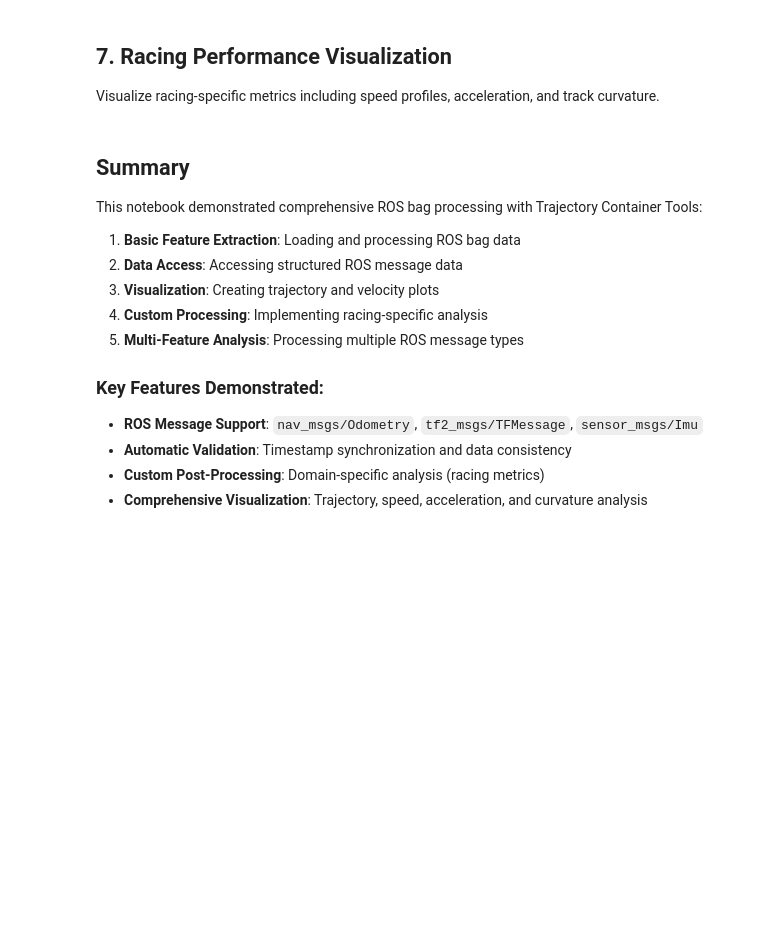
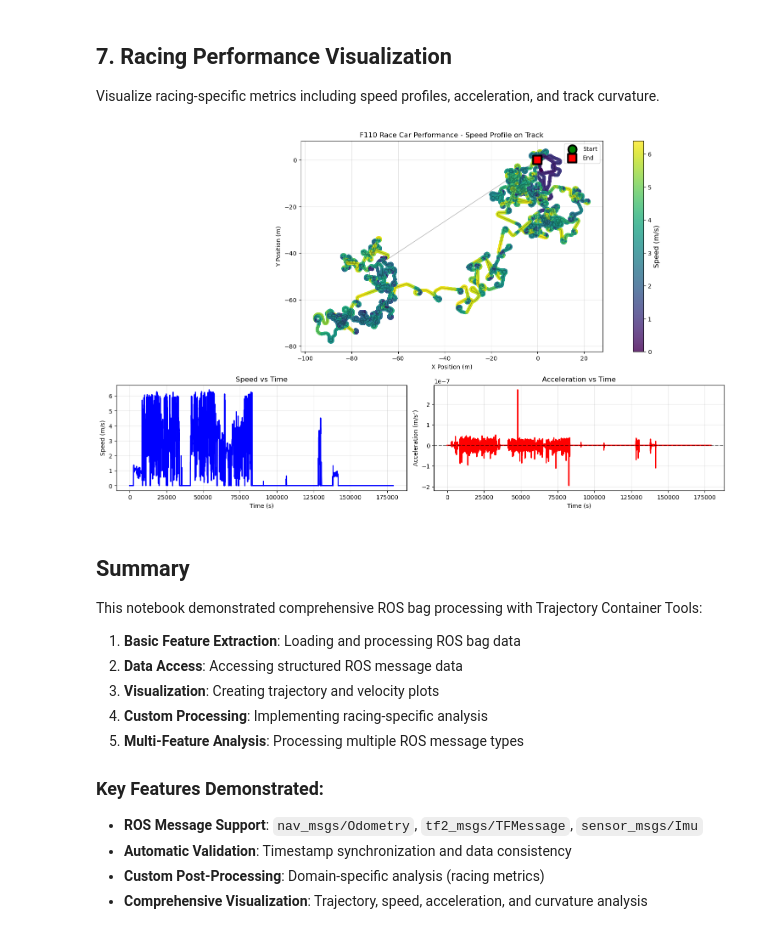
Before and after one commit to norlab-ulaval/trajectory-container-tools, a Jupyter notebook: notebooks/rosbag_usage_example.ipynb, the cells around one changed output. Saved outputs shown, nothing was run; the diff lists cells and outputs as text; code cells hidden in the pictures; blank space fills up the shorter version.

```diff
--- a/notebooks/rosbag_usage_example.ipynb
+++ b/notebooks/rosbag_usage_example.ipynb
@@ -258,17 +258,6 @@ class RacingOdometryAnalysis(NavMsgsOdometry):
             path_length = np.sum(segment_lengths)
             self.set_dynamic_field('path_length', path_length)
 
-            # Calculate curvature (simplified)
-            if len(dx) > 1:
-                d2x = np.diff(dx)
-                d2y = np.diff(dy)
-                # Approximate curvature
-                curvature = np.abs(dx[:-1] * d2y - dy[:-1] * d2x) / (dx[:-1]**2 + dy[:-1]**2)**(3/2)
-                curvature = np.concatenate([[0], curvature, [0]])  # Pad to match length
-                self.set_dynamic_field('curvature', curvature)
-            else:
-                self.set_dynamic_field('curvature', np.zeros_like(x))
-
         elif feature_name == "twist":
             # Calculate acceleration when velocity data is processed
             _vel_x = self.fetch_nested_attribute("twist.twist.linear_x")
@@ -357,49 +388,35 @@ def plot_racing_analysis(racing_data, title: str = "Racing Performance Analysis"
     ax1.set_xlabel('X Position (m)')
     ax1.set_ylabel('Y Position (m)')
     ax1.set_title(f'{title} - Speed Profile on Track')
     ax1.legend()
     ax1.grid(True, alpha=0.3)
     ax1.set_aspect('equal')
 
     # 2. Speed vs time
     ax2 = fig.add_subplot(gs[1, 0])
     ax2.plot(odom.timestep_index, _speed, 'b-', linewidth=2)
     ax2.set_xlabel('Time (s)')
     ax2.set_ylabel('Speed (m/s)')
     ax2.set_title('Speed vs Time')
     ax2.grid(True, alpha=0.3)
 
     # 3. Acceleration vs time
     ax3 = fig.add_subplot(gs[1, 1])
     ax3.plot(odom.timestep_index, odom.acceleration, 'r-', linewidth=2)
     ax3.axhline(y=0, color='k', linestyle='--', alpha=0.5)
     ax3.set_xlabel('Time (s)')
     ax3.set_ylabel('Acceleration (m/s²)')
     ax3.set_title('Acceleration vs Time')
     ax3.grid(True, alpha=0.3)
 
-    # 4. Curvature vs time
-    ax4 = fig.add_subplot(gs[2, 0])
-    ax4.plot(odom.timestep_index, odom.curvature, 'g-', linewidth=2)
-    ax4.set_xlabel('Time (s)')
-    ax4.set_ylabel('Curvature (1/m)')
-    ax4.set_title('Track Curvature vs Time')
-    ax4.grid(True, alpha=0.3)
-
-    # 5. Speed vs curvature (racing line analysis)
-    ax5 = fig.add_subplot(gs[2, 1])
-    ax5.scatter(odom.curvature, _speed, alpha=0.6, s=20)
-    ax5.set_xlabel('Curvature (1/m)')
-    ax5.set_ylabel('Speed (m/s)')
-    ax5.set_title('Speed vs Curvature')
-    ax5.grid(True, alpha=0.3)
-
     plt.tight_layout()
     return fig
 
 # Create racing analysis visualization
 plot_racing_analysis(multi_data, "F110 Race Car Performance")
 plt.show()
+# %% [output]
+[figure, added]
 # %% [markdown]
 ## Summary
 
```
Also changed, not shown: parts of 5 cells of this notebook, 7 other files.
